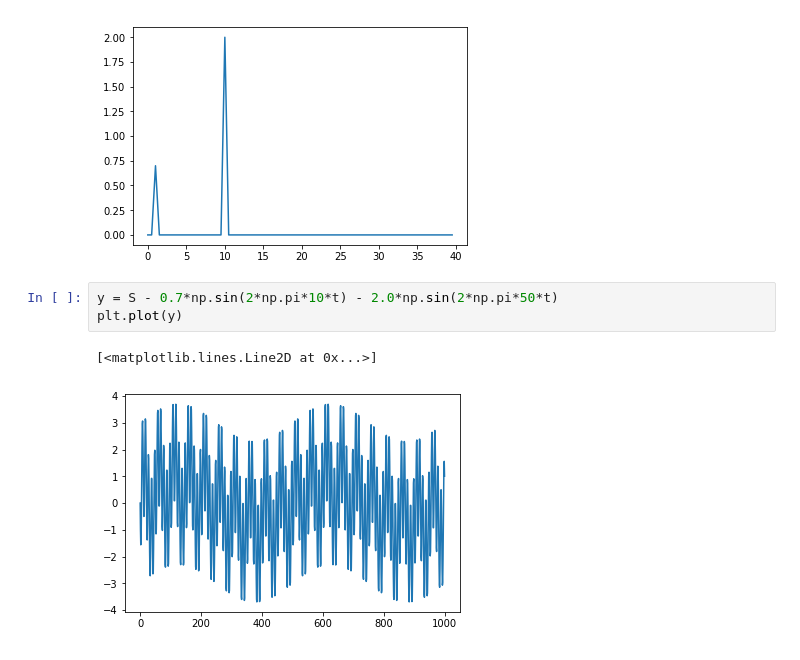
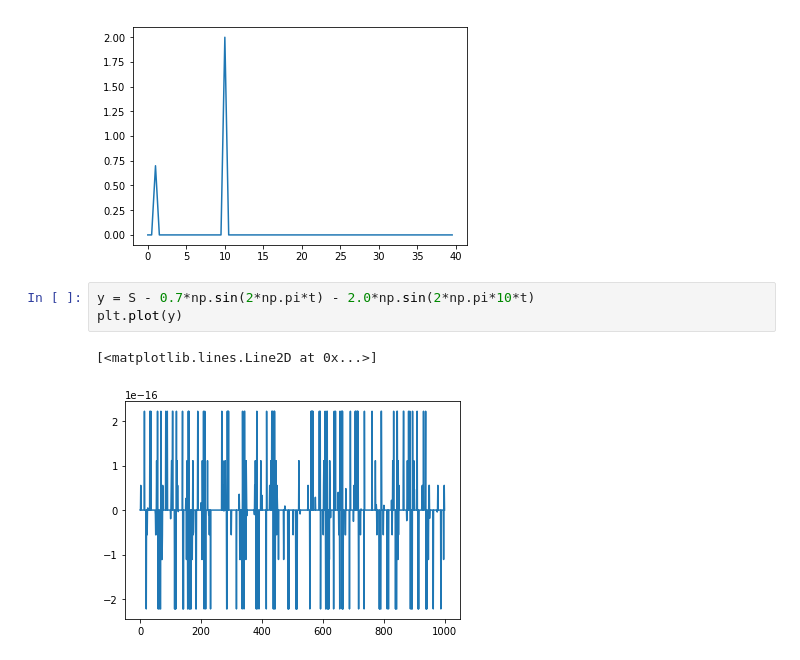
Before and after one commit to FlanFlanagan/Wind_data, a Jupyter notebook: test2.ipynb, the cells around one changed output. Cells and saved outputs as stored; diff of their text form.

```diff
--- a/test2.ipynb
+++ b/test2.ipynb
@@ -30,8 +33,8 @@ plt.plot(f[0:80], four[0:80])
 [<matplotlib.lines.Line2D at 0x...>]
 [figure]
 # %%
-y = S - 0.7*np.sin(2*np.pi*10*t) - 2.0*np.sin(2*np.pi*50*t)
+y = S - 0.7*np.sin(2*np.pi*t) - 2.0*np.sin(2*np.pi*10*t)
 plt.plot(y)
 # %% [output]
 [<matplotlib.lines.Line2D at 0x...>]
-[figure, old version]
+[figure, new version]
```
Also changed, not shown: parts of 1 cell of this notebook.
